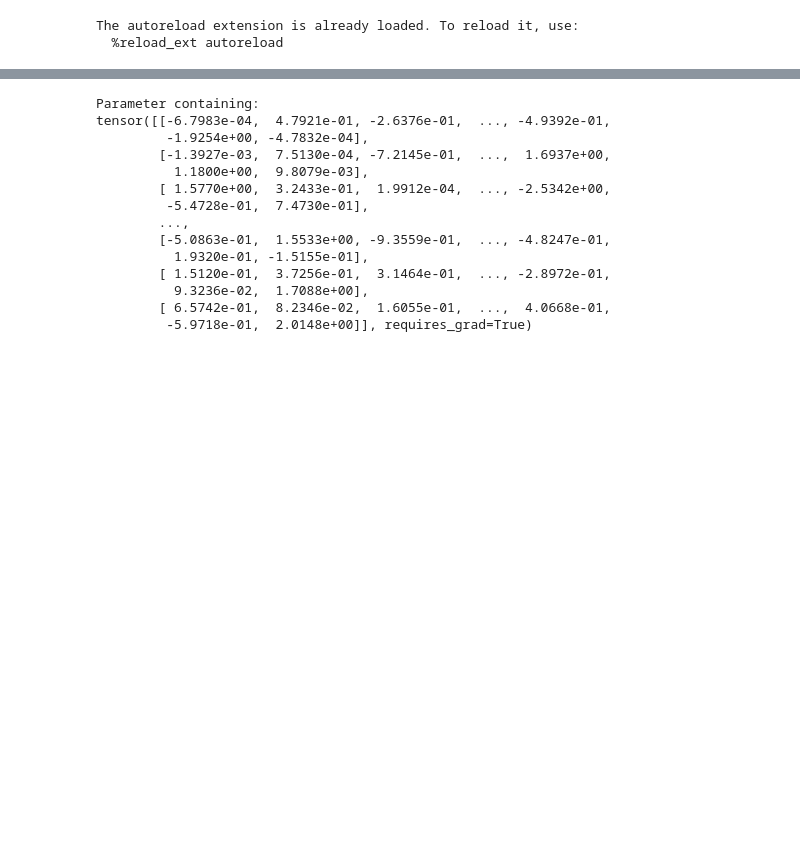
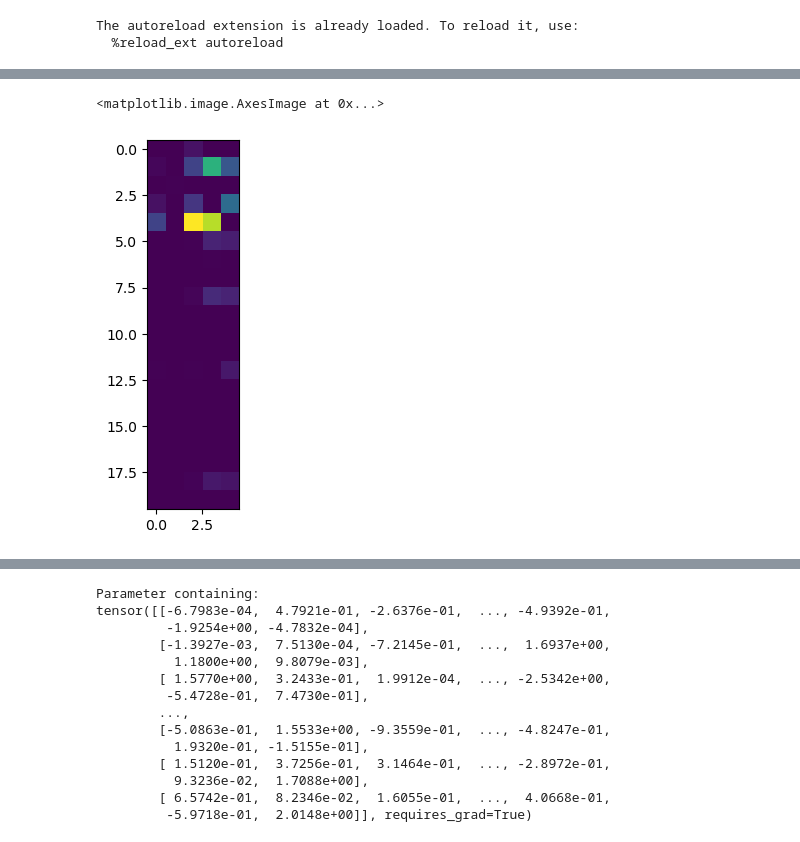
Before and after one commit to tylergibbs/dsc180ProjectB, a Jupyter notebook: GOLEMTS/testing.ipynb, the cells around one changed output, grey strips where cells are left out. Drawn from its saved outputs; the diff is of its cells as text; code cells hidden in the pictures; blank space fills up the shorter version.

```diff
--- a/GOLEMTS/testing.ipynb
+++ b/GOLEMTS/testing.ipynb
@@ -260 +103,6 @@ dag_obj.A.shape
+# %%
+plt.imshow((model.A.detach().numpy() - dag_obj.A)**2)
+# %% [output]
+<matplotlib.image.AxesImage at 0x...>
+[figure, added]
 # %%
```
Also changed, not shown: parts of 46 cells of this notebook, 5 other files.
